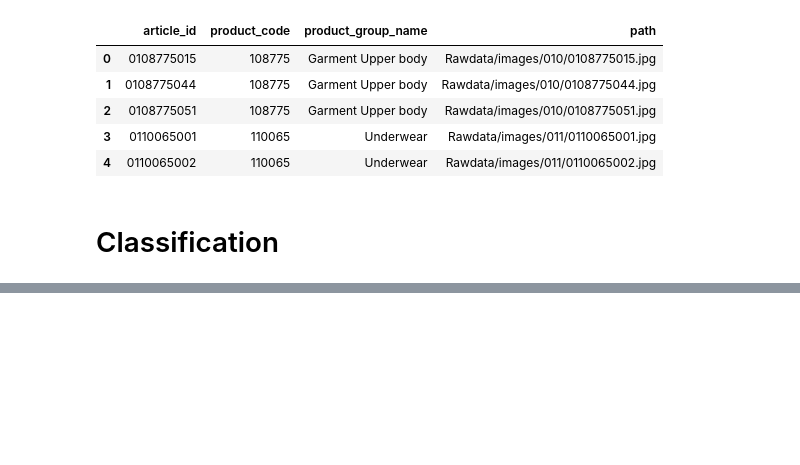
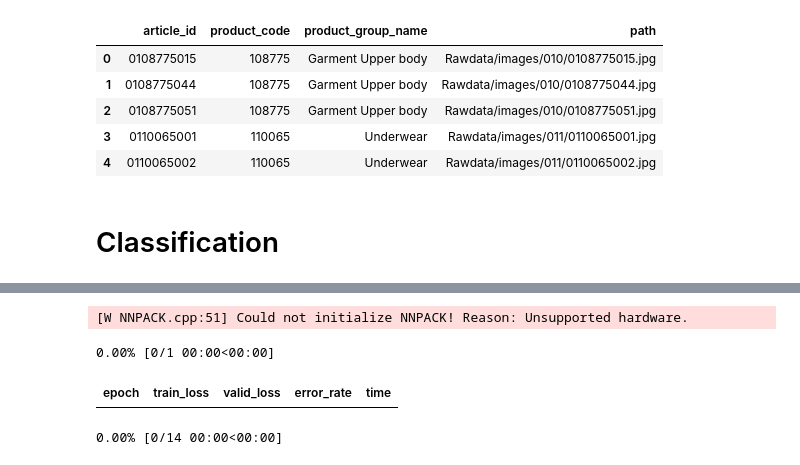
Before and after one commit to flostracke/kaggle_hm, a Jupyter notebook: starter.ipynb, the cells around one changed output, grey strips where cells are left out. Saved outputs shown, nothing was run; the diff lists cells and outputs as text; code cells hidden in the pictures; blank space fills up the shorter version.

```diff
--- a/starter.ipynb
+++ b/starter.ipynb
@@ -73,0 +96,8 @@ df.head()
+# %%
+learn = vision_learner(dls, resnet18, metrics=error_rate)
+learn.fine_tune(4)
+# %% [output]
+[W NNPACK.cpp:51] Could not initialize NNPACK! Reason: Unsupported hardware.
+0.00% [0/1 00:00<00:00]
+| epoch | train_loss | valid_loss | error_rate | time |
+0.00% [0/14 00:00<00:00]
```
Also changed, not shown: parts of 9 cells of this notebook.
